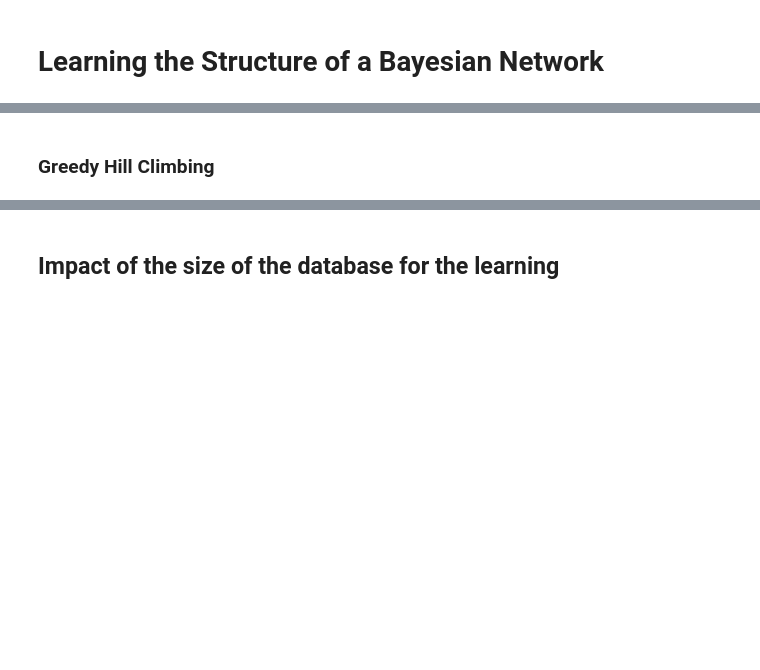
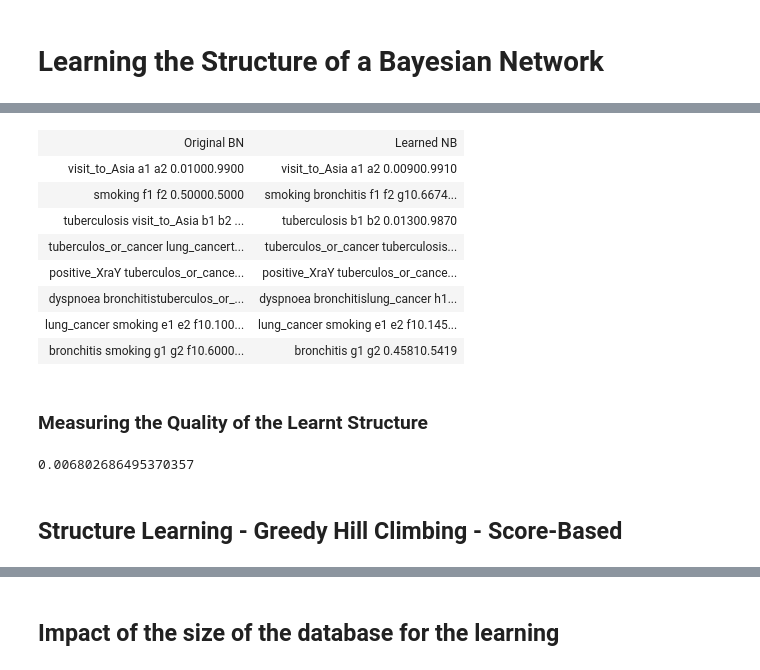
Before and after one commit to catarina-moreira/Structure_Learning_Study, a Jupyter notebook: 1_Learning_the_Sructure_of_a_BN.ipynb, the cells around one changed output, grey strips where cells are left out. Drawn from its saved outputs; the diff is of its cells as text; code cells hidden in the pictures; blank space fills up the shorter version.

Commit message:
structure learning discr complete

```diff
--- a/1_Learning_the_Sructure_of_a_BN.ipynb
+++ b/1_Learning_the_Sructure_of_a_BN.ipynb
@@ -144,5 +129,34 @@ gnb.sideBySide( bn.cpt( "smoking" ), bn_miic.cpt( "visit_to_Asia" ), bn_miic.cpt
+# %%
+gnb.sideBySide("<H3>Original BN</H3>","<H3>Learned NB</H3>",\
+    bn.cpt ('visit_to_Asia'),bn_miic.cpt ('visit_to_Asia'),\
+        bn.cpt ('smoking'),bn_miic.cpt ('smoking'),\
+        bn.cpt ('tuberculosis'),bn_miic.cpt ('tuberculosis'),\
+        bn.cpt ('tuberculos_or_cancer'),bn_miic.cpt ('tuberculos_or_cancer'),\
+        bn.cpt ('positive_XraY'),bn_miic.cpt ('positive_XraY'),\
+        bn.cpt ('dyspnoea'),bn_miic.cpt ('dyspnoea'),\
+        bn.cpt ('lung_cancer'),bn_miic.cpt ('lung_cancer'),\
+        bn.cpt ('bronchitis'),bn_miic.cpt ('bronchitis'),\
+        ncols=2)
+# %% [output]
+| Original BN | Learned NB |
+| visit_to_Asia a1 a2 0.01000.9900 | visit_to_Asia a1 a2 0.00900.9910 |
+| smoking f1 f2 0.50000.5000 | smoking bronchitis f1 f2 g10.6674... |
+| tuberculosis visit_to_Asia b1 b2 ... | tuberculosis b1 b2 0.01300.9870 |
+| tuberculos_or_cancer lung_cancert... | tuberculos_or_cancer tuberculosis... |
+| positive_XraY tuberculos_or_cance... | positive_XraY tuberculos_or_cance... |
+| dyspnoea bronchitistuberculos_or_... | dyspnoea bronchitislung_cancer h1... |
+| lung_cancer smoking e1 e2 f10.100... | lung_cancer smoking e1 e2 f10.145... |
+| bronchitis smoking g1 g2 f10.6000... | bronchitis g1 g2 0.45810.5419 |
+# %% [markdown]
+### Measuring the Quality of the Learnt Structure
+# %%
+# using Jensen-Shannon divergence
+kl_miic=gum.ExactBNdistance(bn,bn_miic)
+kl_miic.compute()['jensen-shannon']
+# %% [output]
+0.006802686495370357
 # %% [markdown]
-### Greedy Hill Climbing
+## Structure Learning - Greedy Hill Climbing - Score-Based
 # %%
 ALGORITHM = "Greedy Hill Climbing"
 learner_ghc = gum.BNLearner(samples)
```
Also changed, not shown: parts of 33 cells of this notebook, 5 other files.
